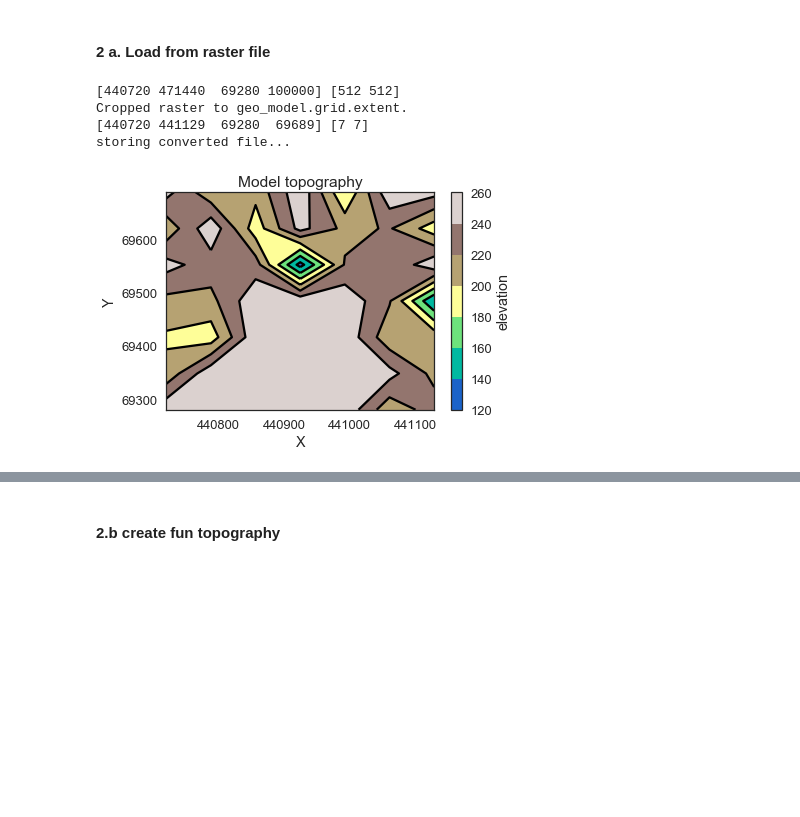
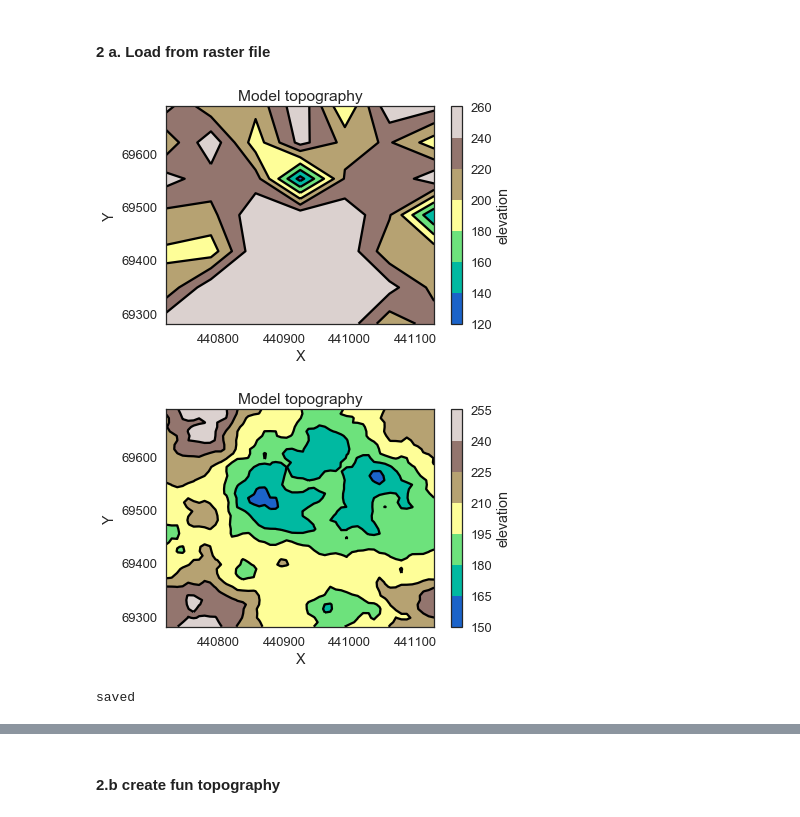
Before and after one commit to gempy-project/gempy, a Jupyter notebook: notebooks/tutorials/ch1-7-Adding_Topography.ipynb, the cells around one changed output, grey strips where cells are left out. Saved outputs shown, nothing was run; the diff lists cells and outputs as text; code cells hidden in the pictures; blank space fills up the shorter version.

Commit message:
save and load topography option

```diff
--- a/notebooks/tutorials/ch1-7-Adding_Topography.ipynb
+++ b/notebooks/tutorials/ch1-7-Adding_Topography.ipynb
@@ -45,10 +45,14 @@ gp.map_series_to_surfaces(geo_model, {'series':('layer1','basement')})
 # %%
 fp = os.pardir+"/data/input_data/tut-ch1-7/bogota.tif"
 # %%
-geo_model.set_topography(source='gdal',filepath=fp)
+geo_model.set_topography(source='npy',filepath='test2.npy')
 # %% [output]
-[440720 471440  69280 100000] [512 512]
-Cropped raster to geo_model.grid.extent.
-[440720 441129  69280  69689] [7 7]
-storing converted file...
 [figure]
+# %%
+geo_model.set_topography(source='random')
+# %% [output]
+[figure, added]
+# %%
+geo_model.grid.topography.save('test3')
+# %% [output]
+saved
```
Also changed, not shown: parts of 3 cells of this notebook, 2 other files.
